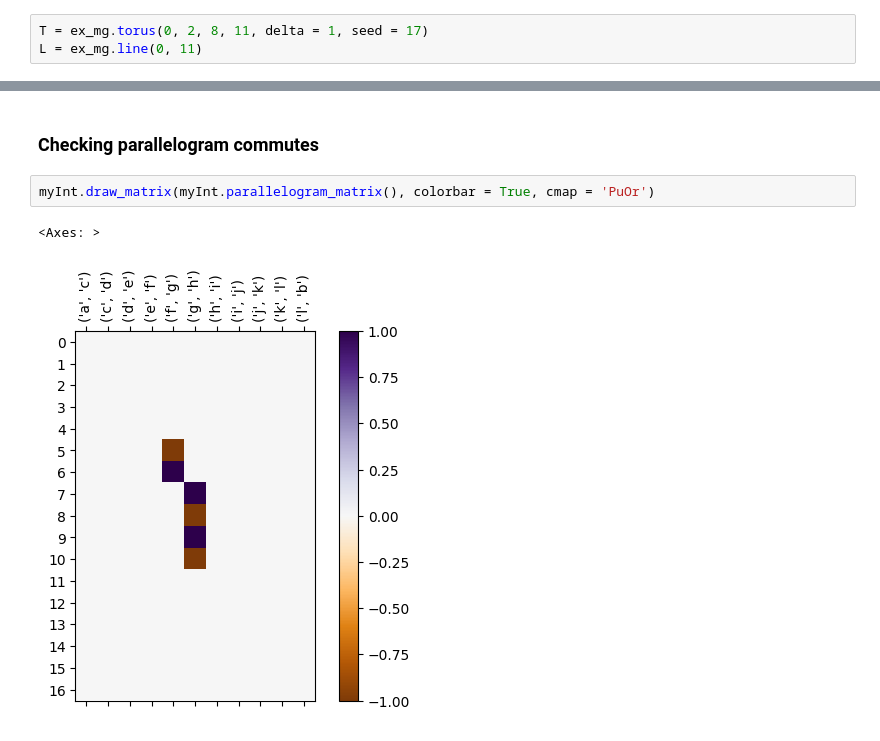
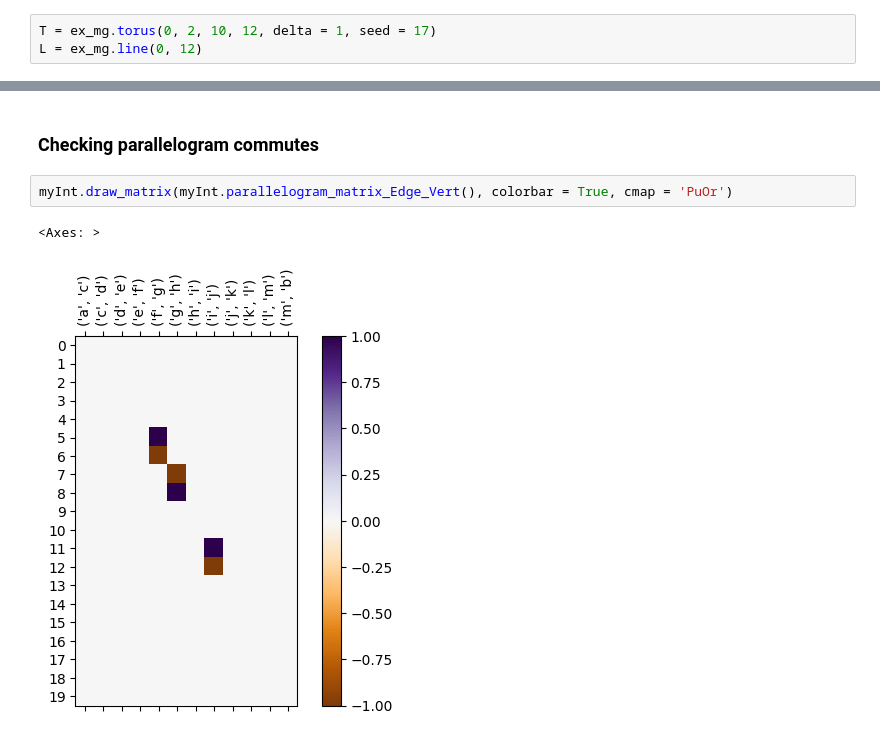
Before and after one commit to MunchLab/ceREEBerus, a Jupyter notebook: doc_source/notebooks/interleaving_basics.ipynb, the cells around one changed output, grey strips where cells are left out. Cells and saved outputs as stored; diff of their text form.

```diff
--- a/doc_source/notebooks/interleaving_basics.ipynb
+++ b/doc_source/notebooks/interleaving_basics.ipynb
@@ -171,8 +171,8 @@ myInt.draw_D('G', 'n')
 
 Let's go back to a simpler example for a while. We'll compare the distance between a torus and a line graph.
 # %%
-T = ex_mg.torus(0, 2, 8, 11, delta = 1, seed = 17)
-L = ex_mg.line(0, 11)
+T = ex_mg.torus(0, 2, 10, 12, delta = 1, seed = 17)
+L = ex_mg.line(0, 12)
 # %% [markdown]
 As before, we can intialize the interleaving. This time, however, we ask for randomly generated maps $\phi: F \to G^n$ and $\psi: G \to F^n$.
 # %%
@@ -245,8 +245,8 @@ Text(0.5, 0.05, 'Intital random maps')
 # %% [markdown]
 ### Checking parallelogram commutes
 # %%
-myInt.draw_matrix(myInt.parallelogram_matrix(), colorbar = True, cmap = 'PuOr')
+myInt.draw_matrix(myInt.parallelogram_matrix_Edge_Vert(), colorbar = True, cmap = 'PuOr')
 # %% [output]
 <Axes: >
-[figure, old version]
+[figure, new version]
 # %%
```
Also changed, not shown: parts of 21 cells of this notebook.
